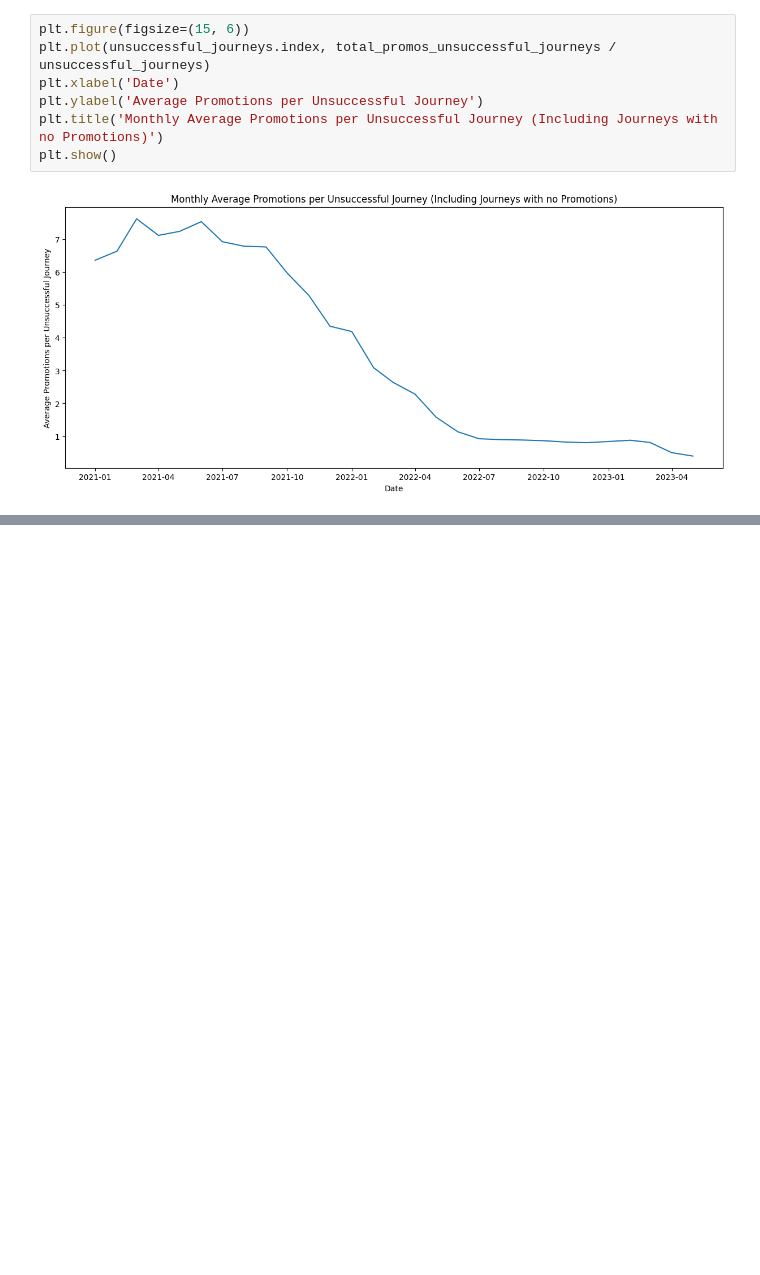
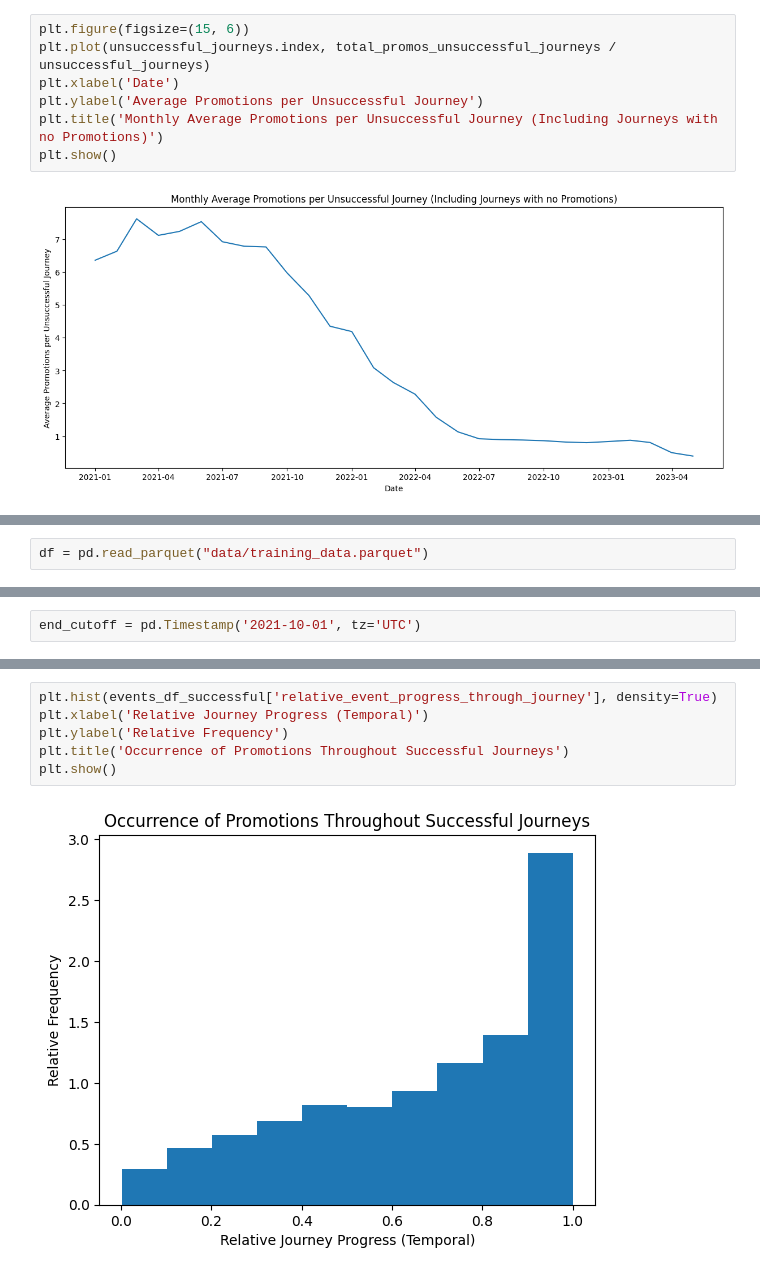
Before and after one commit to yubenjamin2022/UCLAStatsM148, a Jupyter notebook: promotions_eda.ipynb, the cells around one changed output, grey strips where cells are left out. Saved outputs shown, nothing was run; the diff lists cells and outputs as text; blank space fills up the shorter version.

```diff
--- a/promotions_eda.ipynb
+++ b/promotions_eda.ipynb
@@ -467,0 +424,2 @@ plt.show()
+# %%
+df = pd.read_parquet("data/training_data.parquet")
@@ -467,0 +437,2 @@ plt.show()
+# %%
+end_cutoff = pd.Timestamp('2021-10-01', tz='UTC')
@@ -467,0 +480,8 @@ plt.show()
+# %%
+plt.hist(events_df_successful['relative_event_progress_through_journey'], density=True)
+plt.xlabel('Relative Journey Progress (Temporal)')
+plt.ylabel('Relative Frequency')
+plt.title('Occurrence of Promotions Throughout Successful Journeys')
+plt.show()
+# %% [output]
+[figure, added]
```
Also changed, not shown: parts of 72 cells of this notebook, 1 other file.
